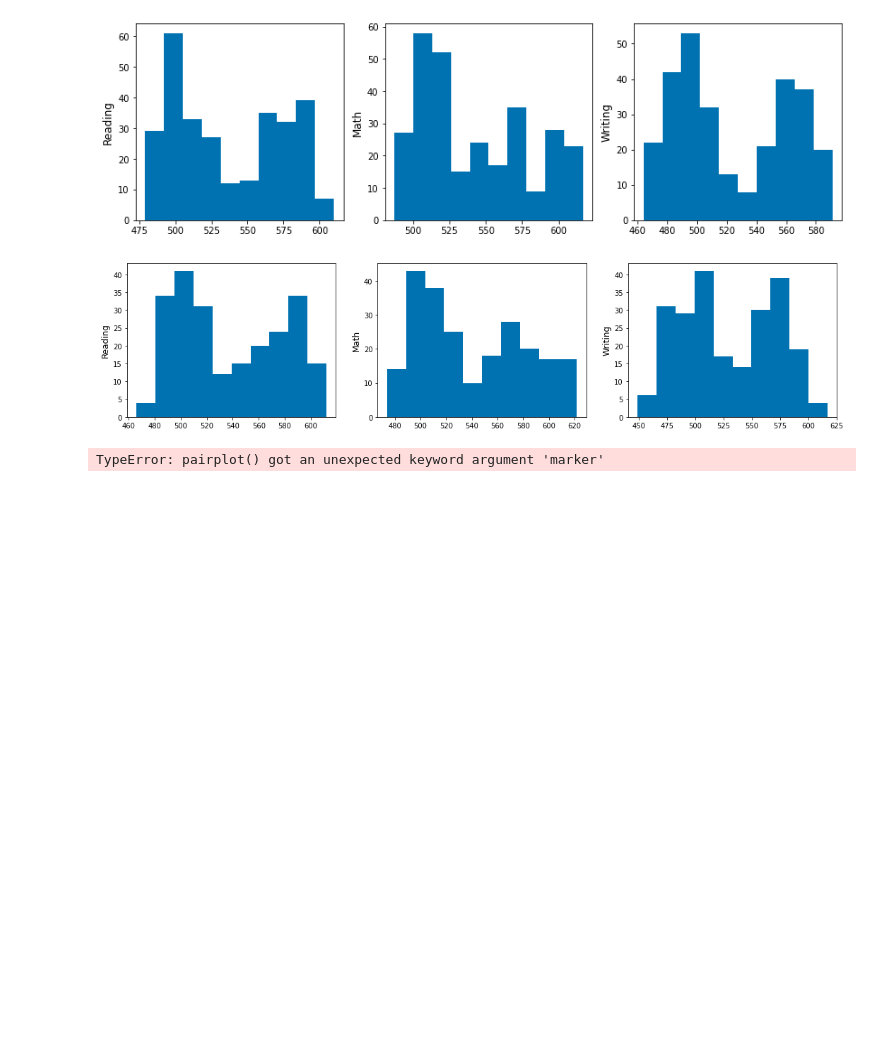
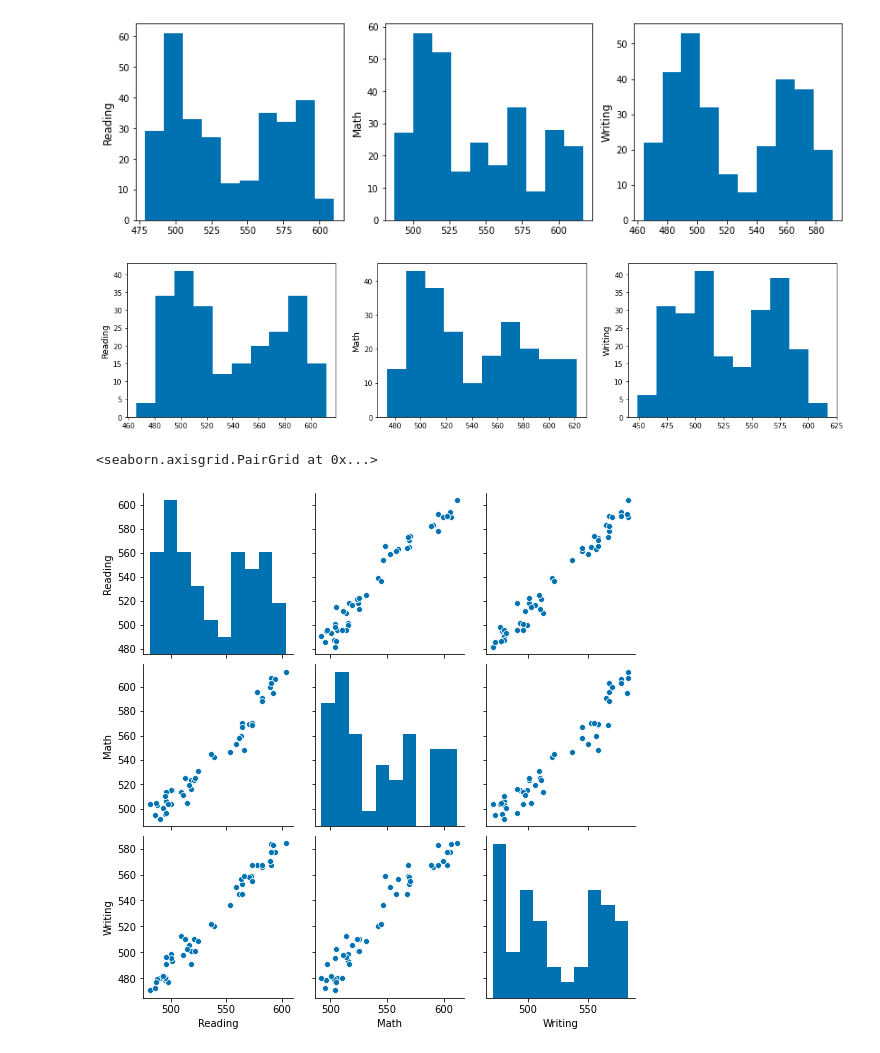
Before and after one commit to phamc4/Projects, a Jupyter notebook: SAT_changes.ipynb, the cells around one changed output. Drawn from its saved outputs; the diff is of its cells as text; code cells hidden in the pictures; blank space fills up the shorter version.

Commit message:
modified plots

```diff
--- a/SAT_changes.ipynb
+++ b/SAT_changes.ipynb
@@ -302,12 +302,13 @@ for i, ax in enumerate(axs, 1):
 # %%
 #Null: There is no difference in the average SAT scores of 2005-2010 and the average SAT scores of 2011-2015
 for i in range(1,4):
     please[i] = please.iloc[:, i::4].mean(axis=1)
 please.rename(columns = {1:'Reading', 2: 'Math', 3: 'Writing'}, inplace=True)
 
-sns.pairplot(please[['Reading', 'Math', 'Writing']], marker='D')
+sns.pairplot(please[['Reading', 'Math', 'Writing']])
 # %% [output]
-TypeError: pairplot() got an unexpected keyword argument 'marker'
+<seaborn.axisgrid.PairGrid at 0x...>
+[figure, added]
 # %%
 def count_winning_pairs(sample_1, sample_2):
     n_total_wins = 0
```
Also changed, not shown: parts of 3 cells of this notebook.
